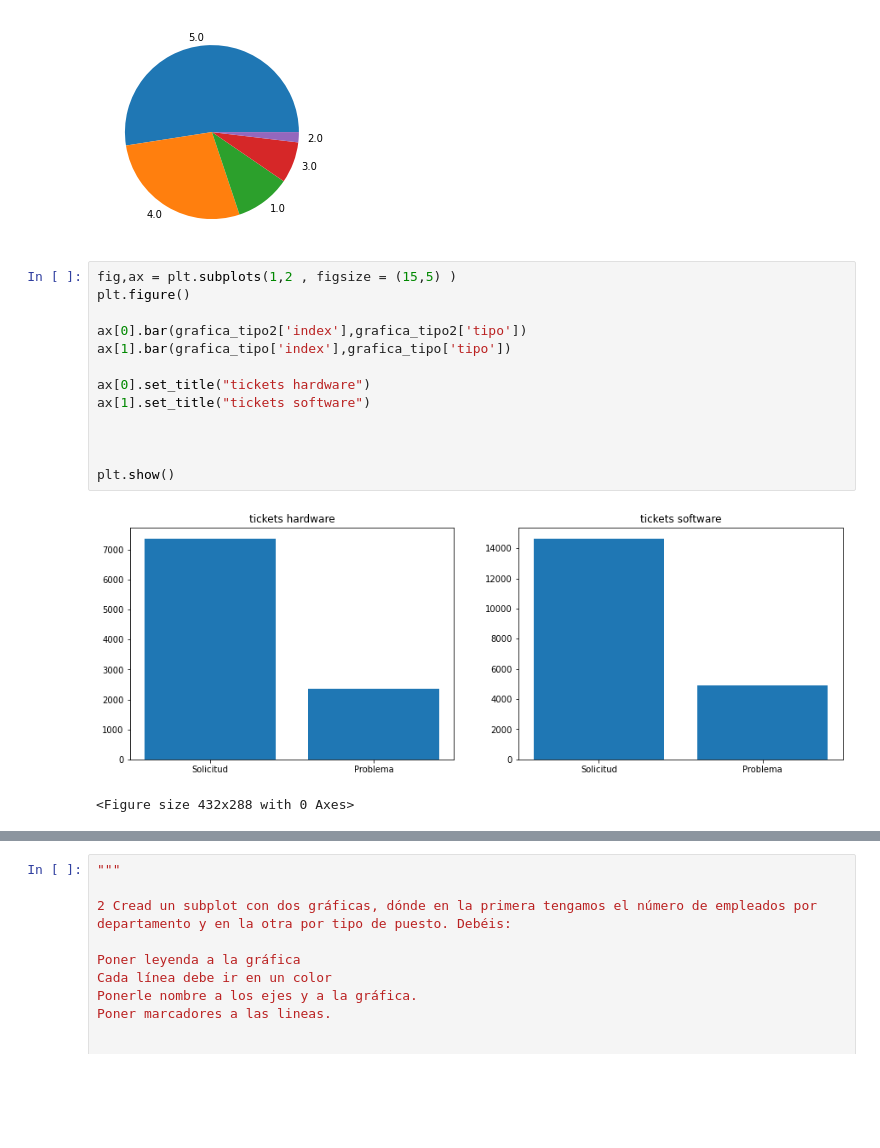
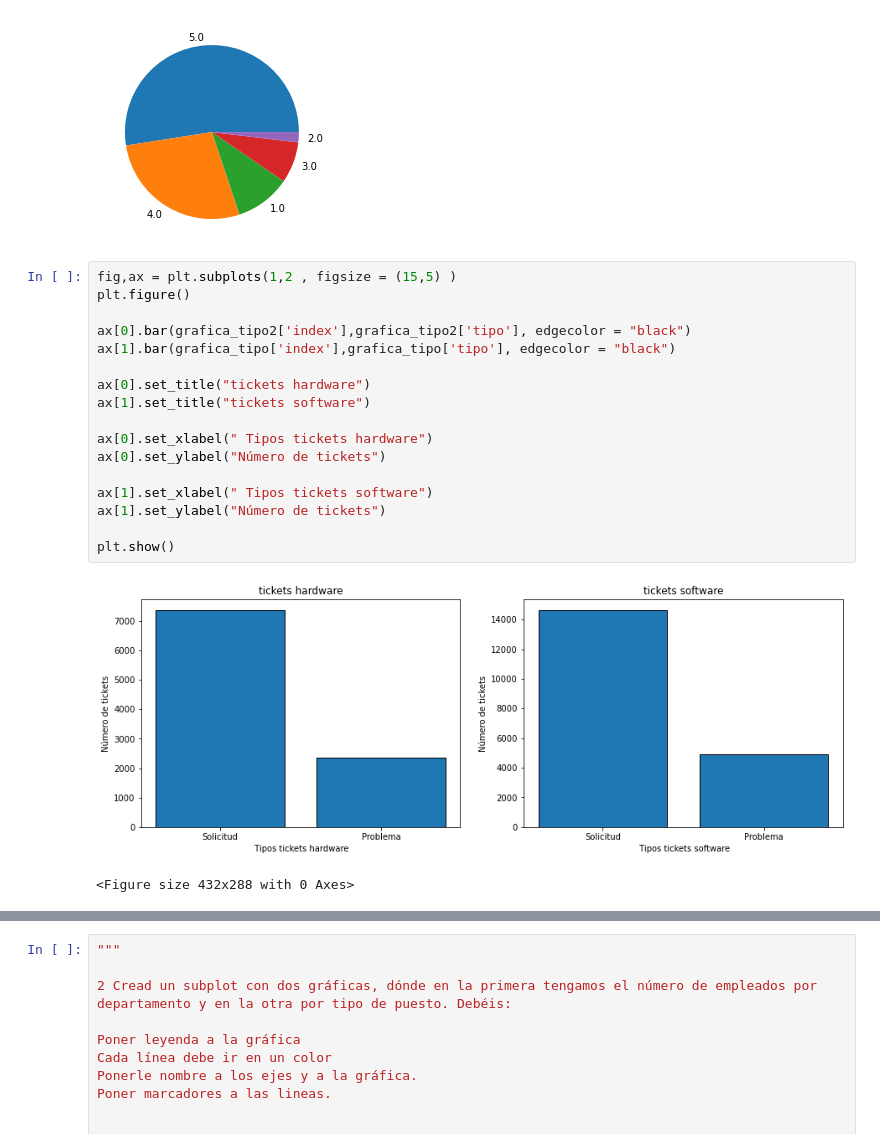
Before and after one commit to NataliaBarquin/Adalab_Pair_programming_3_numpy_pandas_visualizacion, a Jupyter notebook: pair_matplotlib_2.ipynb, the cells around one changed output, grey strips where cells are left out. Saved outputs shown, nothing was run; the diff lists cells and outputs as text; blank space fills up the shorter version.

Commit message:
subimos actividades realizadas de visualización 2

```diff
--- a/pair_matplotlib_2.ipynb
+++ b/pair_matplotlib_2.ipynb
@@ -181,16 +181,20 @@ plt.show()
 # %%
 fig,ax = plt.subplots(1,2 , figsize = (15,5) )
 plt.figure()
 
-ax[0].bar(grafica_tipo2['index'],grafica_tipo2['tipo'])
-ax[1].bar(grafica_tipo['index'],grafica_tipo['tipo'])
+ax[0].bar(grafica_tipo2['index'],grafica_tipo2['tipo'], edgecolor = "black")
+ax[1].bar(grafica_tipo['index'],grafica_tipo['tipo'], edgecolor = "black")
 
 ax[0].set_title("tickets hardware")
 ax[1].set_title("tickets software")
 
+ax[0].set_xlabel(" Tipos tickets hardware")
+ax[0].set_ylabel("Número de tickets")
 
+ax[1].set_xlabel(" Tipos tickets software")
+ax[1].set_ylabel("Número de tickets")
 
 plt.show()
 # %% [output]
-[figure, old version]
+[figure, new version]
 <Figure size 432x288 with 0 Axes>
```
Also changed, not shown: parts of 2 cells of this notebook.
